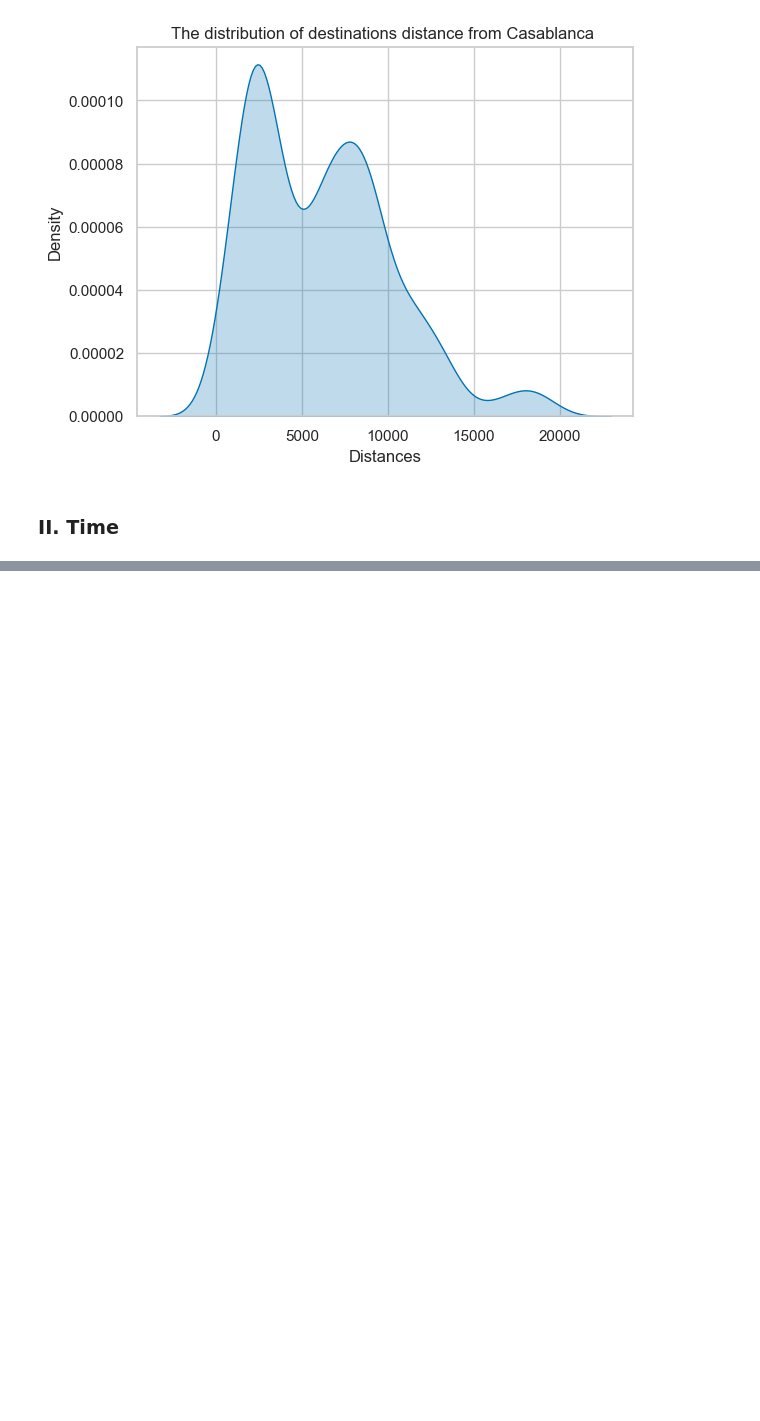
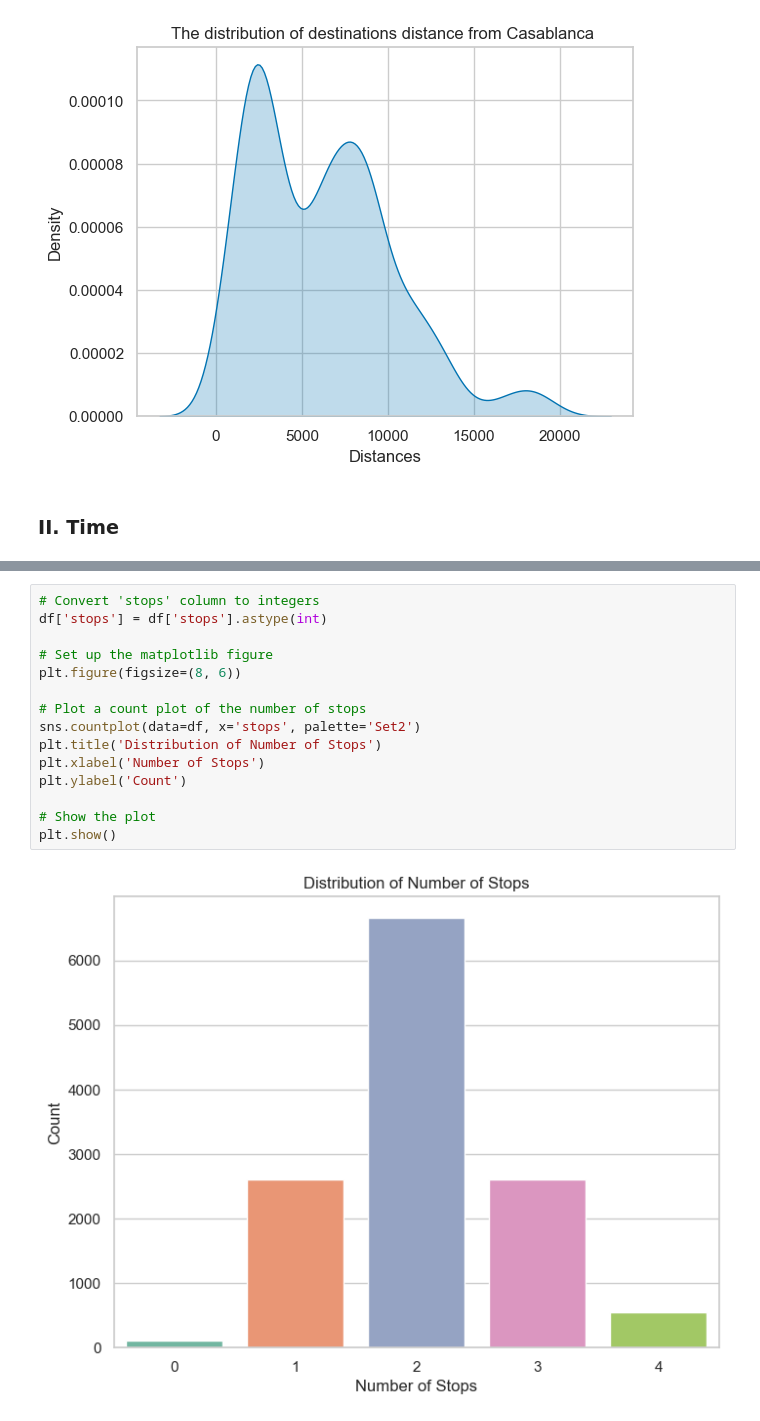
Before and after one commit to Bouguilim/From-Casablanca-to-Everywhere, a Jupyter notebook: Part4_Visualisation.ipynb, the cells around one changed output, grey strips where cells are left out. Drawn from its saved outputs; the diff is of its cells as text; blank space fills up the shorter version.

```diff
--- a/Part4_Visualisation.ipynb
+++ b/Part4_Visualisation.ipynb
@@ -84,0 +114,17 @@ sns.kdeplot(data=df,
+# %%
+# Convert 'stops' column to integers
+df['stops'] = df['stops'].astype(int)
+
+# Set up the matplotlib figure
+plt.figure(figsize=(8, 6))
+
+# Plot a count plot of the number of stops
+sns.countplot(data=df, x='stops', palette='Set2')
+plt.title('Distribution of Number of Stops')
+plt.xlabel('Number of Stops')
+plt.ylabel('Count')
+
+# Show the plot
+plt.show()
+# %% [output]
+[figure, added]
```
Also changed, not shown: parts of 11 cells of this notebook.
